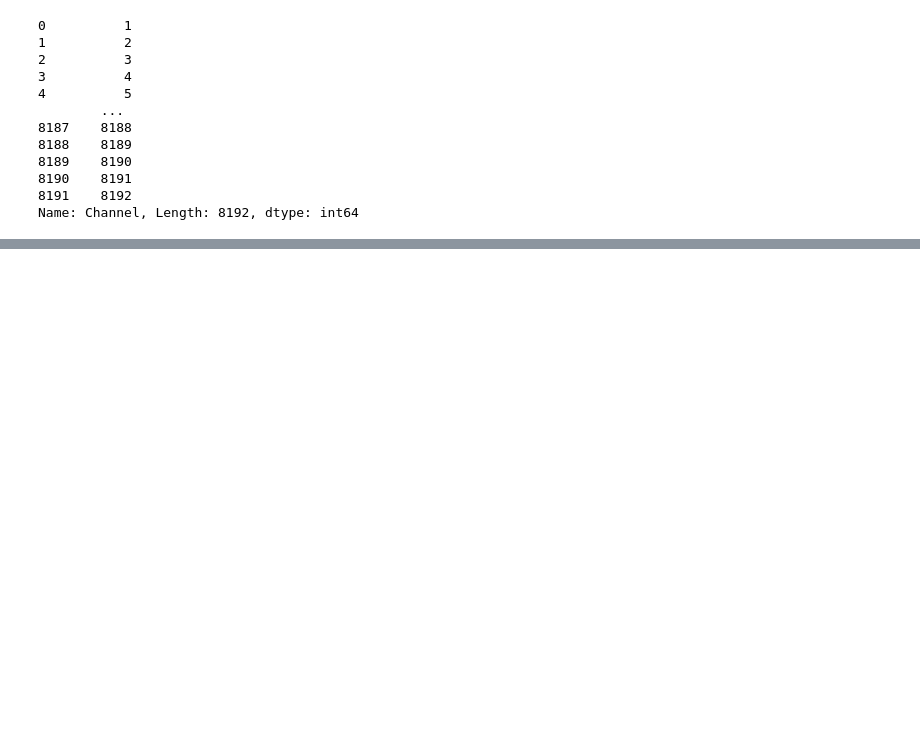
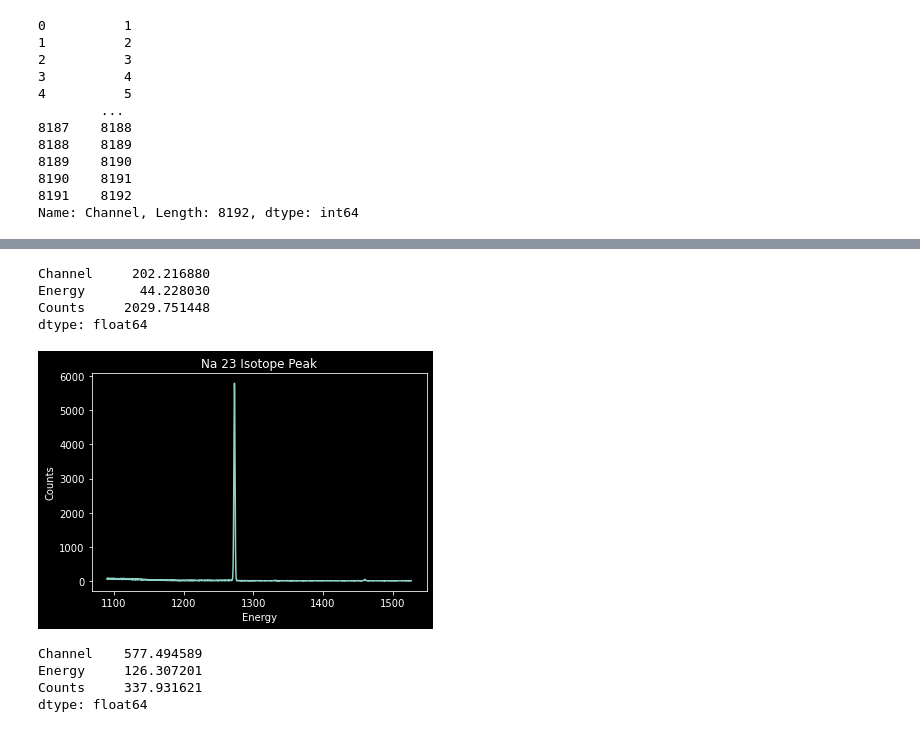
Before and after one commit to sevdeawesome/Gamma-Ray, a Jupyter notebook: na23.ipynb, the cells around one changed output, grey strips where cells are left out. Saved outputs shown, nothing was run; the diff lists cells and outputs as text; code cells hidden in the pictures; blank space fills up the shorter version.

```diff
--- a/na23.ipynb
+++ b/na23.ipynb
@@ -59,0 +62,24 @@ dtype: float64
+# %%
+variancedata.std()
+# %% [output]
+Channel     202.216880
+Energy       44.228030
+Counts     2029.751448
+dtype: float64
+# %%
+variancedata = data.iloc[5000:7000,:]
+# variancedata
+plt.plot(variancedata["Energy"], variancedata["Counts"])
+plt.title('Na 23 Isotope Peak')
+plt.xlabel('Energy')
+plt.ylabel('Counts')
+plt.savefig("figs/na23peak2")
+# %% [output]
+[figure, added]
+# %%
+variancedata.std()
+# %% [output]
+Channel    577.494589
+Energy     126.307201
+Counts     337.931621
+dtype: float64
```
Also changed, not shown: parts of 7 cells of this notebook, 5 other files.
